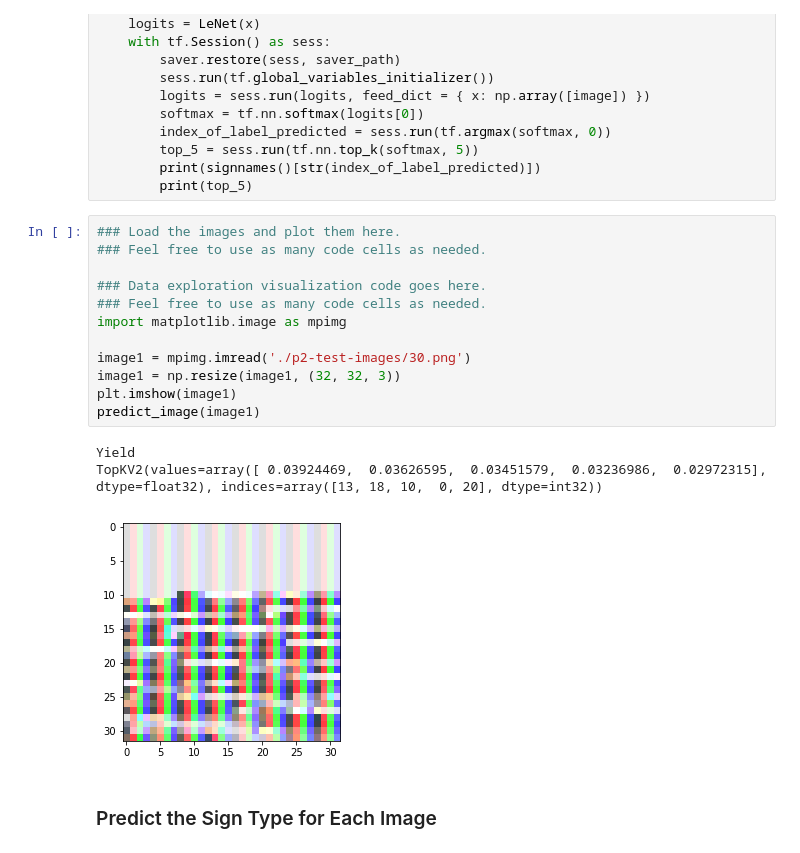
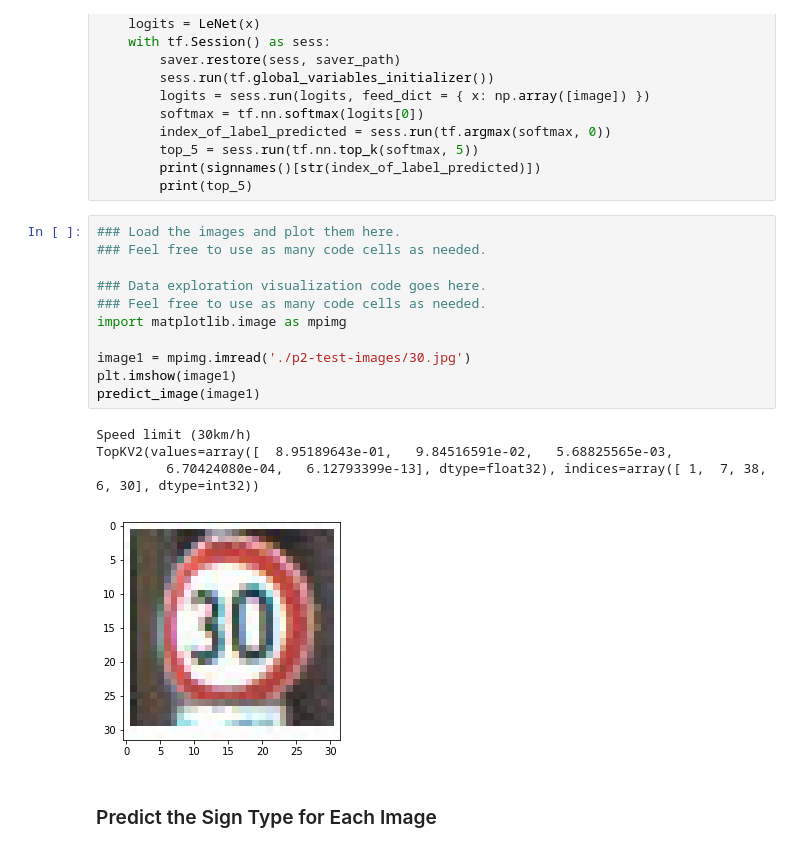
Before and after one commit to akshaykhole/carnd1-project2, a Jupyter notebook: Traffic_Sign_Classifier.ipynb, the cells around one changed output. Cells and saved outputs as stored; diff of their text form.

```diff
--- a/Traffic_Sign_Classifier.ipynb
+++ b/Traffic_Sign_Classifier.ipynb
@@ -330,19 +330,19 @@ def predict_image(image):
 # %%
 ### Load the images and plot them here.
 ### Feel free to use as many code cells as needed.
 
 ### Data exploration visualization code goes here.
 ### Feel free to use as many code cells as needed.
 import matplotlib.image as mpimg
 
-image1 = mpimg.imread('./p2-test-images/30.png')
-image1 = np.resize(image1, (32, 32, 3))
+image1 = mpimg.imread('./p2-test-images/30.jpg')
 plt.imshow(image1)
 predict_image(image1)
 # %% [output]
-Yield
-TopKV2(values=array([ 0.03924469,  0.03626595,  0.03451579,  0.03236986,  0.02972315], dtype=float32), indices=array([13, 18, 10,  0, 20], dtype=int32))
+Speed limit (30km/h)
+TopKV2(values=array([  8.95189643e-01,   9.84516591e-02,   5.68825565e-03,
+         6.70424080e-04,   6.12793399e-13], dtype=float32), indices=array([ 1,  7, 38,  6, 30], dtype=int32))
-[figure, old version]
+[figure, new version]
 # %% [markdown]
 ### Predict the Sign Type for Each Image
 # %% [markdown]
```
Also changed, not shown: 2 other files.
